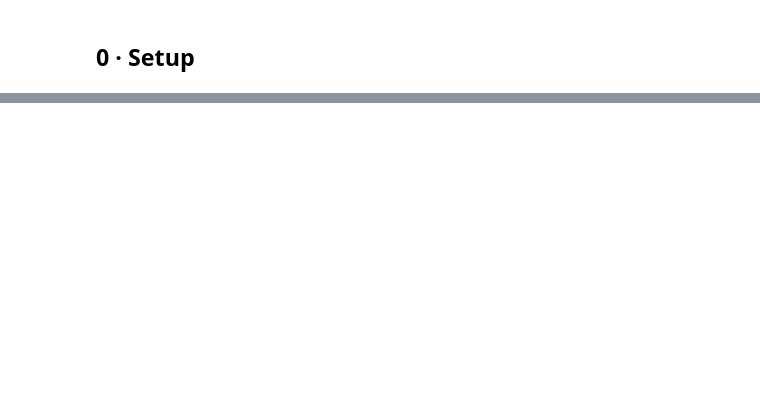
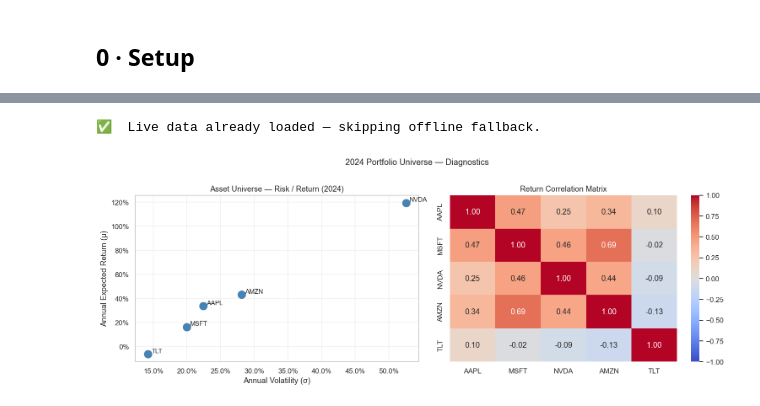
Before and after one commit to Nadav138/QApp, a Jupyter notebook: notebooks/quantum_portfolio_tutorial.ipynb, the cells around one changed output, grey strips where cells are left out. Drawn from its saved outputs; the diff is of its cells as text; code cells hidden in the pictures; blank space fills up the shorter version.

```diff
--- a/notebooks/quantum_portfolio_tutorial.ipynb
+++ b/notebooks/quantum_portfolio_tutorial.ipynb
@@ -530,0 +150,52 @@ Cholesky. The theoretical quantum advantage (`O(log n · κ²)` vs `O(n · κ)`)
+# %%
+# ── OFFLINE FALLBACK ─────────────────────────────────────────────────────────
+# Only run this cell if yfinance failed above.
+# Generates synthetic mu / cov matching the same tickers (rough 2024 proxies).
+# ─────────────────────────────────────────────────────────────────────────────
+
+if "mu_vec" not in dir() or mu_vec is None:
+    print("⚠️  Using synthetic fallback (no internet connection detected).")
+    assets  = CONFIG["tickers"]
+    n       = len(assets)
+    rng     = np.random.default_rng(42)
+    mu_vec  = np.array([0.34, 0.16, 1.20, 0.43, 0.04])   # rough 2024 estimates
+    F       = rng.standard_normal((n, 2)) * 0.15
+    D       = np.diag(np.abs(rng.standard_normal(n)) * 0.05 + 0.02)
+    cov_mat = F @ F.T + D
+    cov_mat = (cov_mat + cov_mat.T) / 2 + np.eye(n) * 1e-8
+    print("Synthetic µ:", dict(zip(assets, np.round(mu_vec, 2))))
+else:
+    print("✅  Live data already loaded — skipping offline fallback.")
+# %% [output]
+✅  Live data already loaded — skipping offline fallback.
+# %%
+vols = np.sqrt(np.diag(cov_mat))
+
+fig, axes = plt.subplots(1, 2, figsize=(14, 5))
+
+# Left: risk / return scatter
+axes[0].scatter(vols, mu_vec, s=140, color="steelblue", zorder=3)
+for i, a in enumerate(assets):
+    axes[0].annotate(a, (vols[i] + 0.005, mu_vec[i] + 0.01), fontsize=10)
+axes[0].set_xlabel("Annual Volatility (σ)")
+axes[0].set_ylabel("Annual Expected Return (µ)")
+axes[0].xaxis.set_major_formatter(mtick.PercentFormatter(1.0))
+axes[0].yaxis.set_major_formatter(mtick.PercentFormatter(1.0))
+axes[0].set_title("Asset Universe — Risk / Return (2024)")
+axes[0].grid(True, alpha=0.3)
+
+# Right: return correlation heatmap
+corr_diag = np.diag(1.0 / np.sqrt(np.diag(cov_mat)))
+corr_norm = corr_diag @ cov_mat @ corr_diag
+sns.heatmap(
+    pd.DataFrame(corr_norm, index=assets, columns=assets),
+    annot=True, fmt=".2f", cmap="coolwarm",
+    ax=axes[1], vmin=-1, vmax=1,
+)
+axes[1].set_title("Return Correlation Matrix")
+
+plt.suptitle("2024 Portfolio Universe — Diagnostics", fontsize=13, y=1.01)
+plt.tight_layout()
+plt.show()
+# %% [output]
+[figure, added]
```
Also changed, not shown: parts of 55 cells of this notebook.
